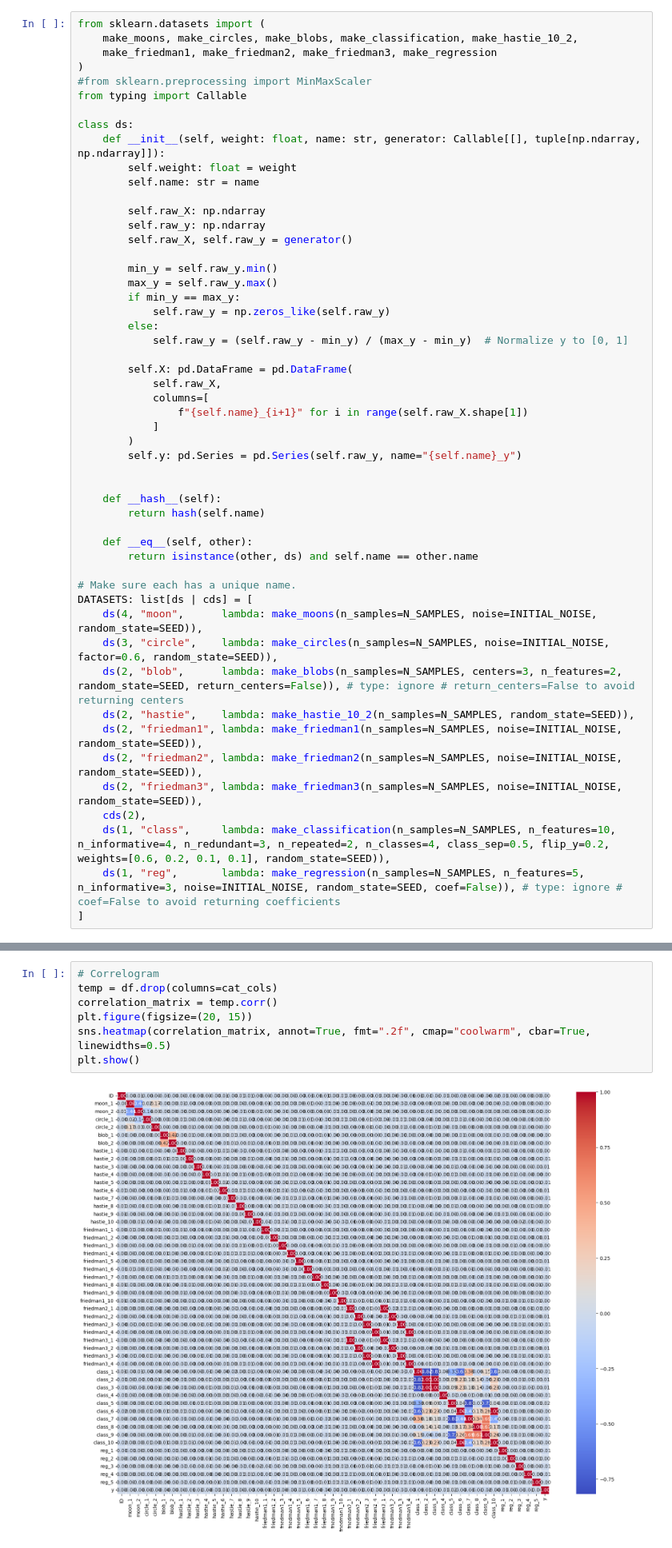
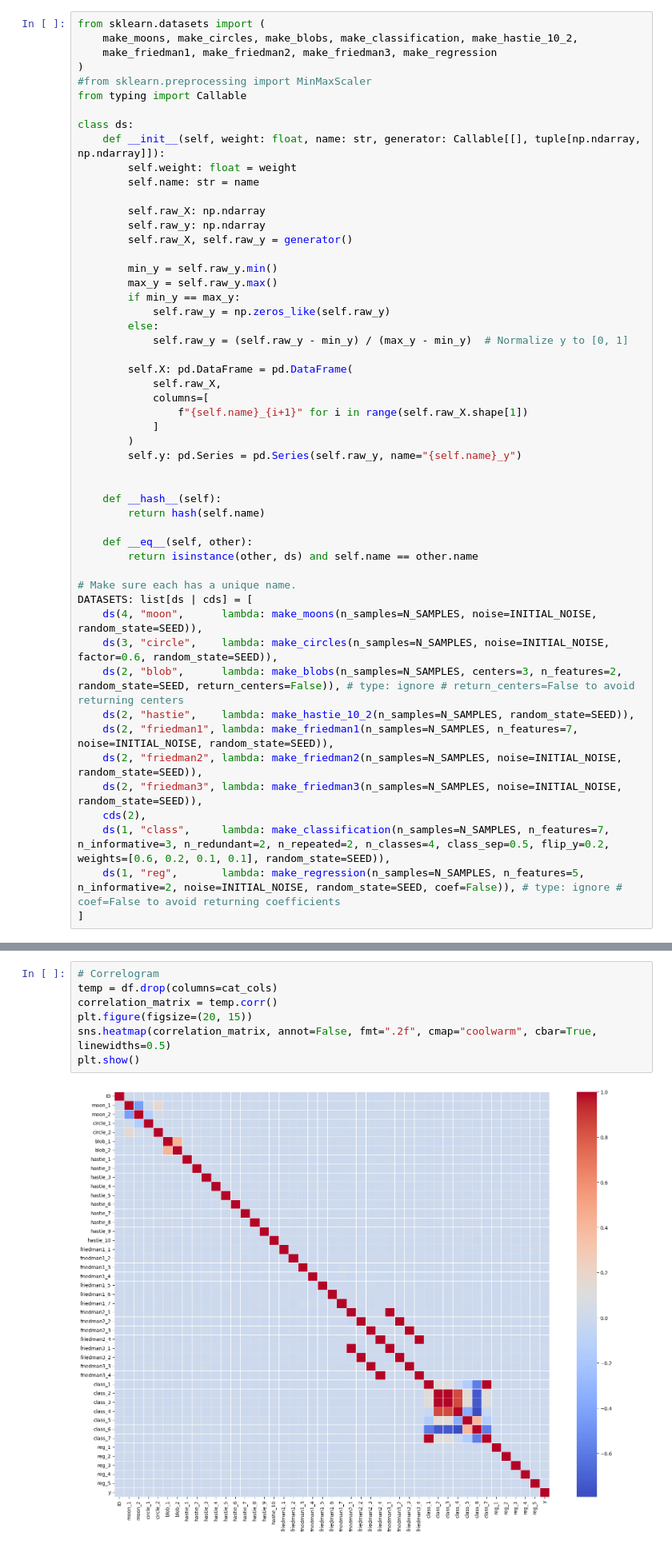
Before and after one commit to SqrtNegativOne/competition-dataset-generation, a Jupyter notebook: generation.ipynb, the cells around one changed output, grey strips where cells are left out. Shown at 80% size. Cells and saved outputs as stored; diff of their text form.

```diff
--- a/generation.ipynb
+++ b/generation.ipynb
@@ -167,12 +163,12 @@ DATASETS: list[ds | cds] = [
     ds(3, "circle",    lambda: make_circles(n_samples=N_SAMPLES, noise=INITIAL_NOISE, factor=0.6, random_state=SEED)),
     ds(2, "blob",      lambda: make_blobs(n_samples=N_SAMPLES, centers=3, n_features=2, random_state=SEED, return_centers=False)), # type: ignore # return_centers=False to avoid returning centers
     ds(2, "hastie",    lambda: make_hastie_10_2(n_samples=N_SAMPLES, random_state=SEED)),
-    ds(2, "friedman1", lambda: make_friedman1(n_samples=N_SAMPLES, noise=INITIAL_NOISE, random_state=SEED)),
+    ds(2, "friedman1", lambda: make_friedman1(n_samples=N_SAMPLES, n_features=7, noise=INITIAL_NOISE, random_state=SEED)),
     ds(2, "friedman2", lambda: make_friedman2(n_samples=N_SAMPLES, noise=INITIAL_NOISE, random_state=SEED)),
     ds(2, "friedman3", lambda: make_friedman3(n_samples=N_SAMPLES, noise=INITIAL_NOISE, random_state=SEED)),
     cds(2),
-    ds(1, "class",     lambda: make_classification(n_samples=N_SAMPLES, n_features=10, n_informative=4, n_redundant=3, n_repeated=2, n_classes=4, class_sep=0.5, flip_y=0.2, weights=[0.6, 0.2, 0.1, 0.1], random_state=SEED)),
-    ds(1, "reg",       lambda: make_regression(n_samples=N_SAMPLES, n_features=5, n_informative=3, noise=INITIAL_NOISE, random_state=SEED, coef=False)), # type: ignore # coef=False to avoid returning coefficients
+    ds(1, "class",     lambda: make_classification(n_samples=N_SAMPLES, n_features=7, n_informative=3, n_redundant=2, n_repeated=2, n_classes=4, class_sep=0.5, flip_y=0.2, weights=[0.6, 0.2, 0.1, 0.1], random_state=SEED)),
+    ds(1, "reg",       lambda: make_regression(n_samples=N_SAMPLES, n_features=5, n_informative=2, noise=INITIAL_NOISE, random_state=SEED, coef=False)), # type: ignore # coef=False to avoid returning coefficients
 ]
 # %%
 df = pd.concat([d.X for d in DATASETS], axis=1)
@@ -216,12 +212,12 @@ cat_cols = df.select_dtypes(include=['object']).columns.tolist()
 # %%
 # Correlogram
 temp = df.drop(columns=cat_cols)
 correlation_matrix = temp.corr()
 plt.figure(figsize=(20, 15))
-sns.heatmap(correlation_matrix, annot=True, fmt=".2f", cmap="coolwarm", cbar=True, linewidths=0.5)
+sns.heatmap(correlation_matrix, annot=False, fmt=".2f", cmap="coolwarm", cbar=True, linewidths=0.5)
 plt.show()
 # %% [output]
-[figure, old version]
+[figure, new version]
 # %%
 # xgboost feature importance
 from xgboost import plot_importance, XGBRegressor
```
Also changed, not shown: parts of 13 cells of this notebook, 6 other files.
